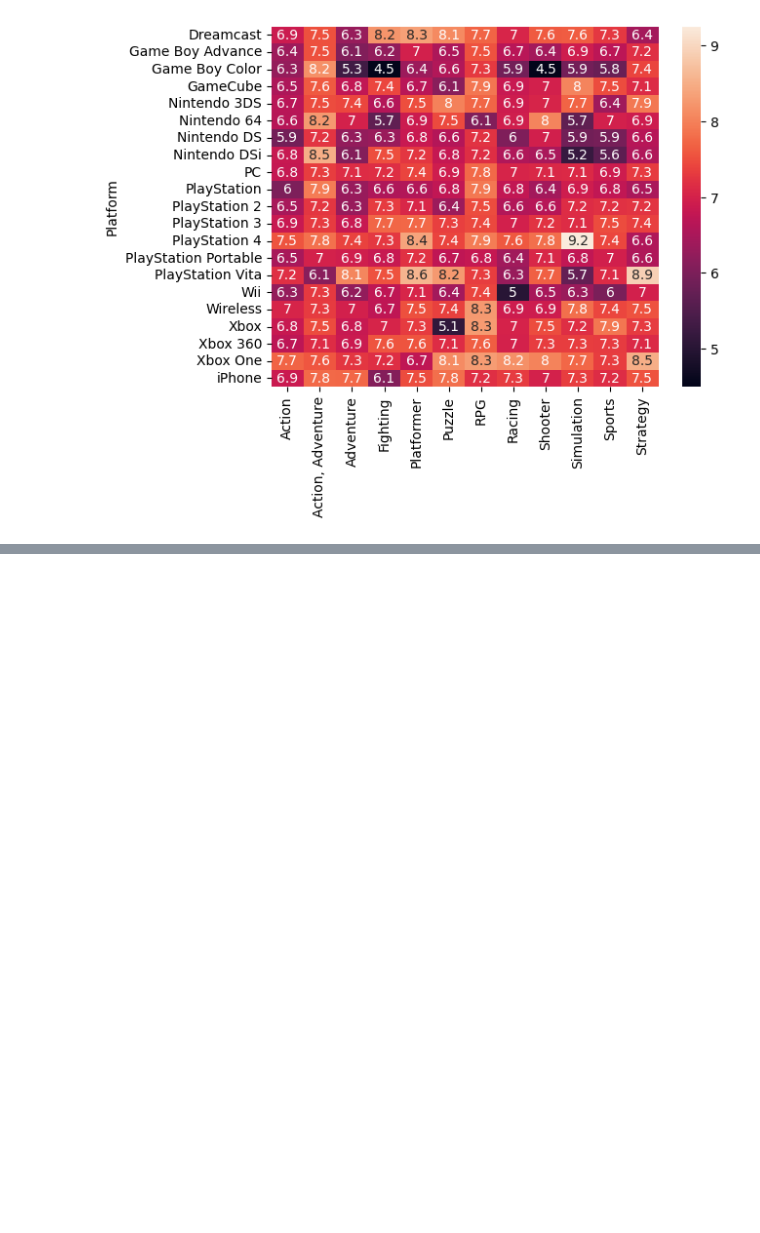
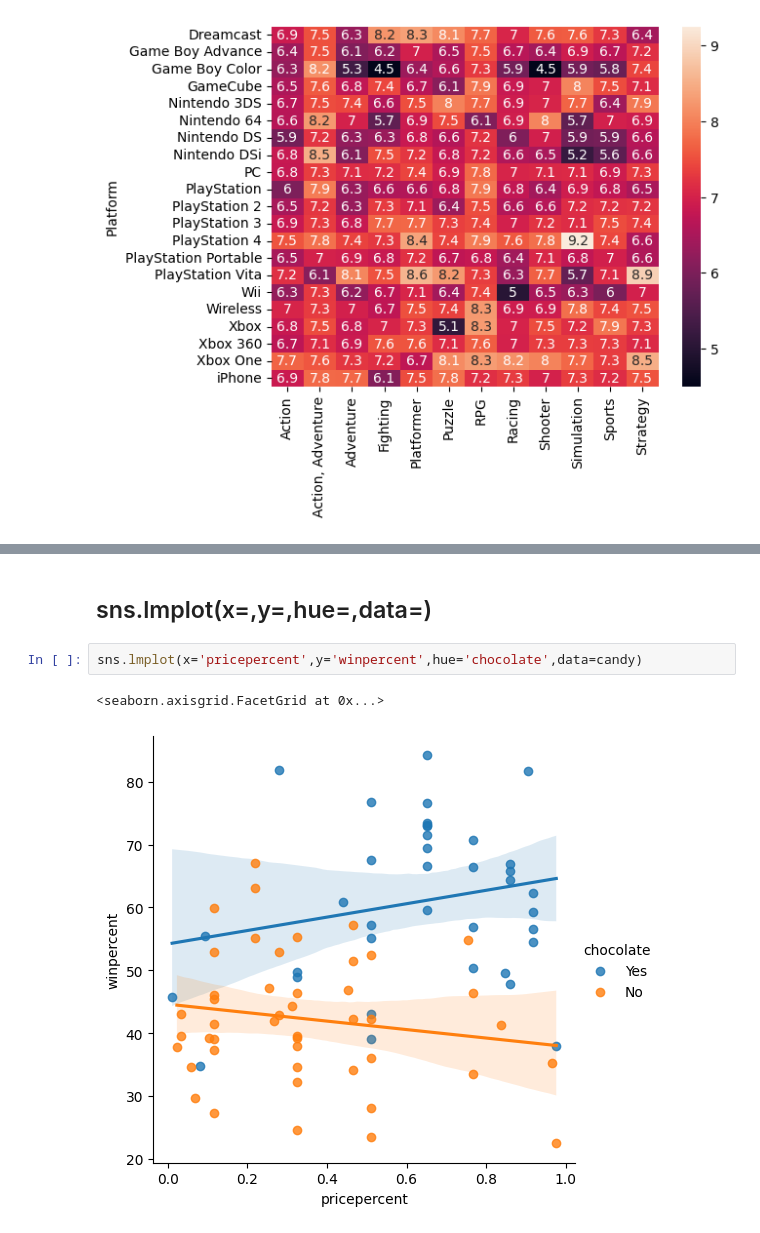
Before and after one commit to ivanchantf/python_learning_data_science, a Jupyter notebook: vis.ipynb, the cells around one changed output, grey strips where cells are left out. Saved outputs shown, nothing was run; the diff lists cells and outputs as text; blank space fills up the shorter version.

```diff
--- a/vis.ipynb
+++ b/vis.ipynb
@@ -72,0 +96,7 @@ sns.heatmap(data=ign_data,annot=True)
+# %% [markdown]
+## sns.lmplot(x=,y=,hue=,data=)
+# %%
+sns.lmplot(x='pricepercent',y='winpercent',hue='chocolate',data=candy)
+# %% [output]
+<seaborn.axisgrid.FacetGrid at 0x...>
+[figure, added]
```
Also changed, not shown: parts of 9 cells of this notebook, 1 other file.
